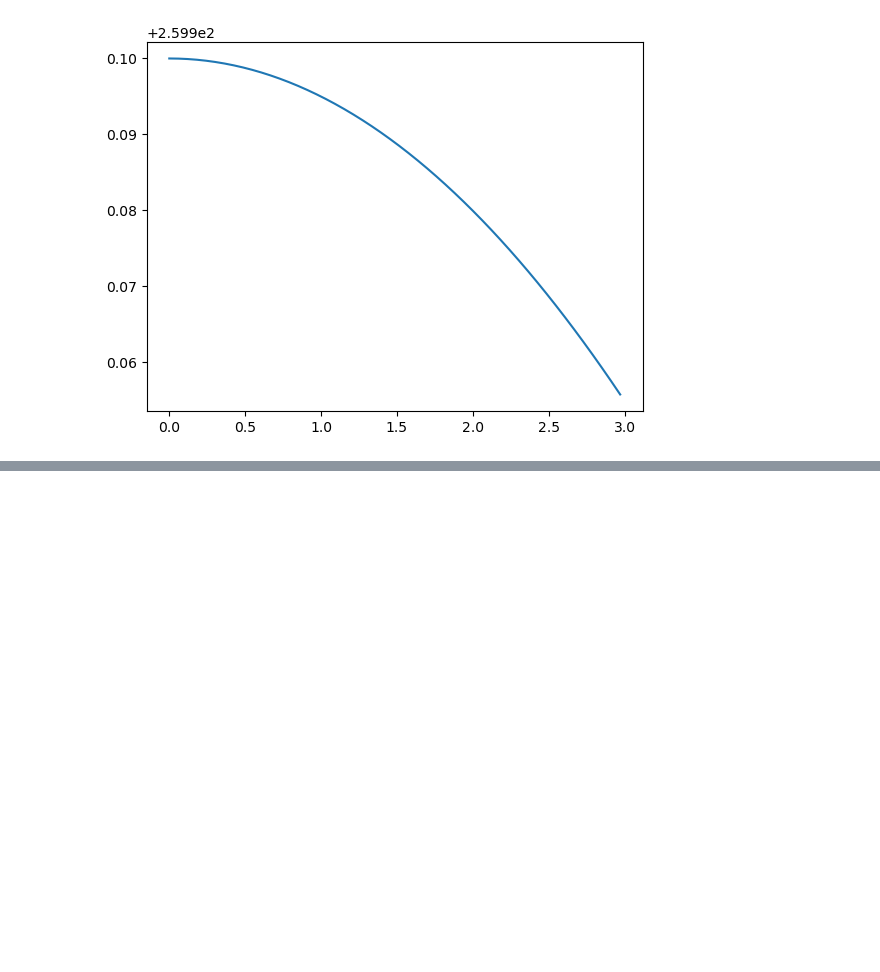
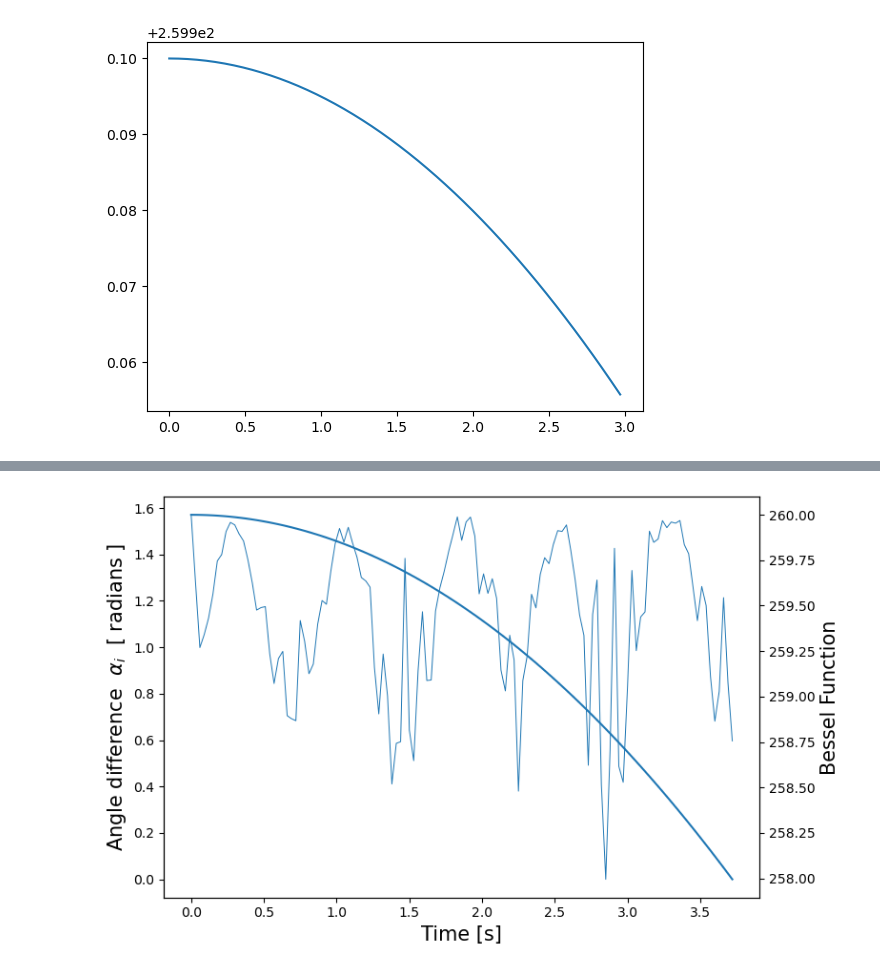
Before and after one commit to BenedictRussell/MA932-Project, a Jupyter notebook: M2_trajectories.ipynb, the cells around one changed output, grey strips where cells are left out. Cells and saved outputs as stored; diff of their text form; code cells hidden in the pictures; blank space fills up the shorter version.

```diff
--- a/M2_trajectories.ipynb
+++ b/M2_trajectories.ipynb
@@ -213 +209,85 @@ ball_1_substrate_2_i_1
 ... (39 outputs left out)
+# %%
+import pandas as pd
+import numpy as np
+import matplotlib.pyplot as plt
+from scipy.special import j0
+
+for ball in [1, 2, 3]:
+    for sub in [1, 2]:
+        for i_o in ['i', 'o']:
+            for take in [1, 2, 3]:
+                try:
+                    # Import data
+                    experiments = pd.read_csv(f"CSV/ball_{ball}_substrate_{sub}_{i_o}_{take}.csv")
+                    print(f'ball_{ball}_substrate_{sub}_{i_o}_{take}')
+                    # NOTE: Fixed radius 16.75
+                    experiments = experiments[['POSITION_X', 'POSITION_Y', 'FRAME']]  # Columns of interest
+                    experiments = experiments[3:]
+                    experiments[['POSITION_X', 'POSITION_Y']] = experiments[['POSITION_X', 'POSITION_Y']].astype(float)
+                    experiments['FRAME'] = experiments['FRAME'].astype(int)
+                    experiments = experiments.sort_values(by=['FRAME'])
+
+                    # Data frame
+                    vwr_df = pd.DataFrame(columns=['FRAME', 'POSITION_X', 'POSITION_Y',
+                                                   'VELOCITY_X', 'VELOCITY_Y', 'VELOCITY_MAG',
+                                                   'RADIUS', 'ANGULAR_VELOCITY', 'ANGLE_DIFF'])
+
+                    # Calculate v, w and r per agent
+                    frames_num = len(experiments['FRAME'])
+                    vel_x = np.zeros(frames_num)
+                    vel_y = np.zeros(frames_num)
+                    vel_mag = np.zeros(frames_num)
+
+                    ind_prev = experiments[experiments['FRAME'] == 0].index
+                    frames_length = len(experiments['FRAME'])
+                    if not len(ind_prev) == 0:
+
+                        x_prev = experiments.loc[ind_prev, 'POSITION_X'].iloc[0]
+                        y_prev = experiments.loc[ind_prev, 'POSITION_Y'].iloc[0]
+
+                        # Assume unit time step per frame
+                        for i in experiments['FRAME'].values:
+                            ind = experiments[experiments['FRAME'] == i].index
+                            x = experiments.loc[ind, 'POSITION_X'].iloc[0]
+                            y = experiments.loc[ind, 'POSITION_Y'].iloc[0]
+
+                            vel_x[i] = x - x_prev
+                            vel_y[i] = y - y_prev
+                            vel_mag[i] = np.sqrt(vel_x[i]**2 + vel_y[i]**2)
+
+                            # Update values
+                            ind_prev = ind
+                            x_prev = x
+                            y_prev = y
+
+                        vel_max = max(vel_mag)
+
+                        angle = np.sqrt((vel_max**2 - vel_mag**2))/vel_mag  # Normal comp
+                        angle = np.arctan(angle)
+
+                        vwr_df = pd.DataFrame({'FRAME': 0.03*experiments['FRAME'].values,
+                                            'POSITION_X': experiments['POSITION_X'], 'POSITION_Y': experiments['POSITION_Y'],
+                                            'VELOCITY_X': vel_x, 'VELOCITY_Y': vel_y, 'VELOCITY_MAG': vel_mag, 'ANGLE_DIFF': angle})
+
+                        # Make pretty plots
+                        fig, ax1 = plt.subplots(figsize=(8, 5))
+
+                        ax1.set_xlabel('Time [s]', fontsize=15)
+                        ax1.set_ylabel('Angle difference  $\\alpha_i$  [ radians ]', fontsize=15)
+                        ax1.plot(vwr_df['FRAME'], vwr_df['ANGLE_DIFF'], linewidth=0.7)
+                        ax1.tick_params(axis='y')
+
+                        ax2 = ax1.twinx()
+                        xs = np.linspace(0, 20, 100)
+                        bessel = 4 * 65 * j0(4 * xs / (7 * 65))
+                        ax2.set_ylabel('Bessel Function', fontsize=15)
+                        # X values changed to fit with the frame but not in same units
+                        ax2.plot(xs*max(vwr_df['FRAME'])/20, bessel)
+                        ax2.tick_params(axis='y')
+
+                        fig.tight_layout()
+                        plt.show()
+                except FileNotFoundError:
+                    print('No CSV file with that name - move on')
+# %% [output]
@@ -213,0 +295 @@ ball_1_substrate_2_i_1
+[figure, added]
```
Also changed, not shown: parts of 2 cells of this notebook.
